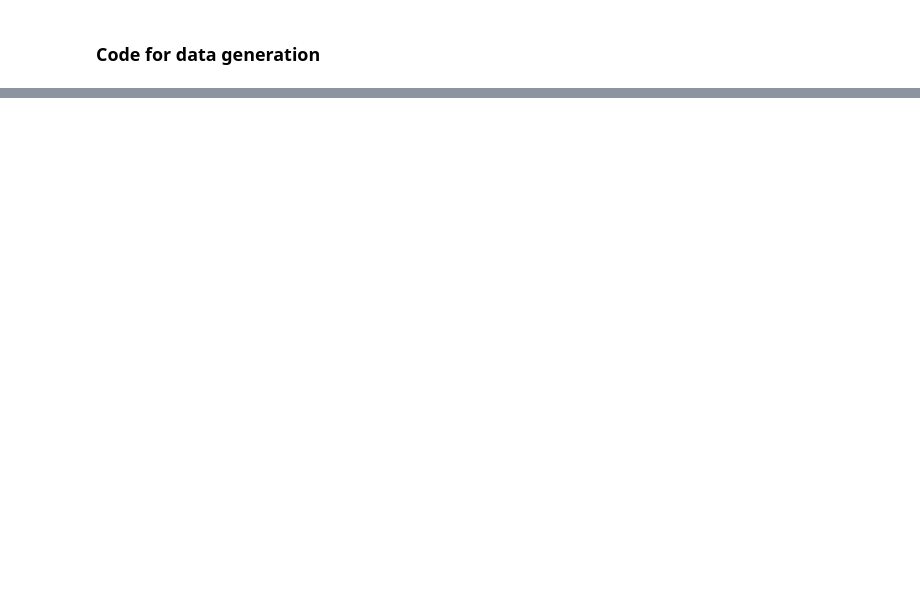
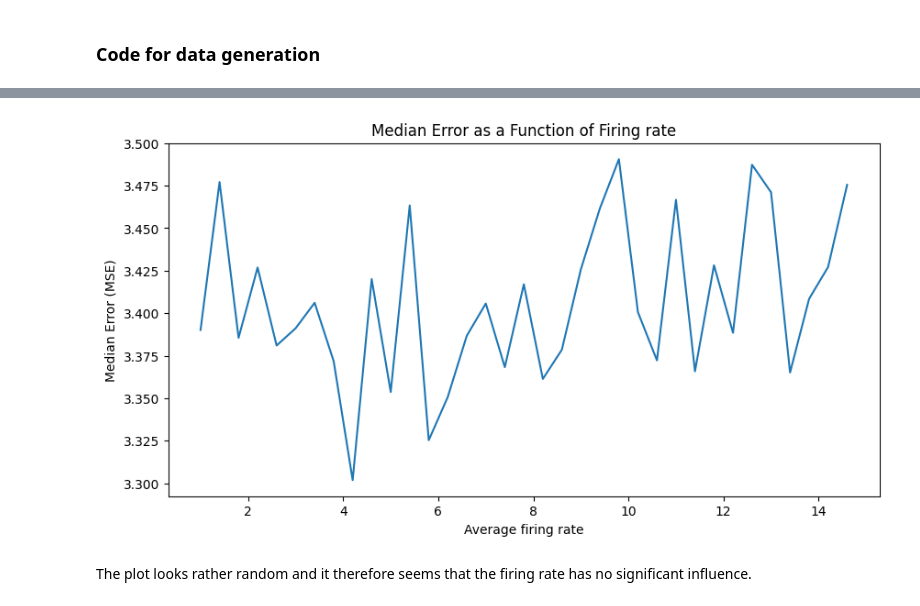
Before and after one commit to xamweil/population-methods, a Jupyter notebook: 01-bayes-decoding/exercises.ipynb, the cells around one changed output, grey strips where cells are left out. Cells and saved outputs as stored; diff of their text form; code cells hidden in the pictures; blank space fills up the shorter version.

```diff
--- a/01-bayes-decoding/exercises.ipynb
+++ b/01-bayes-decoding/exercises.ipynb
@@ -120,0 +329,10 @@ with open('data/'+file_name,'wb') as f:
+# %%
+plt.plot(avg_firing, mse_list)
+plt.xlabel("Average firing rate")
+plt.ylabel("Median Error (MSE)")
+plt.title("Median Error as a Function of Firing rate")
+plt.show()
+# %% [output]
+[figure, added]
+# %% [markdown]
+The plot looks rather random and it therefore seems that the firing rate has no significant influence.
```
Also changed, not shown: parts of 38 cells of this notebook.
